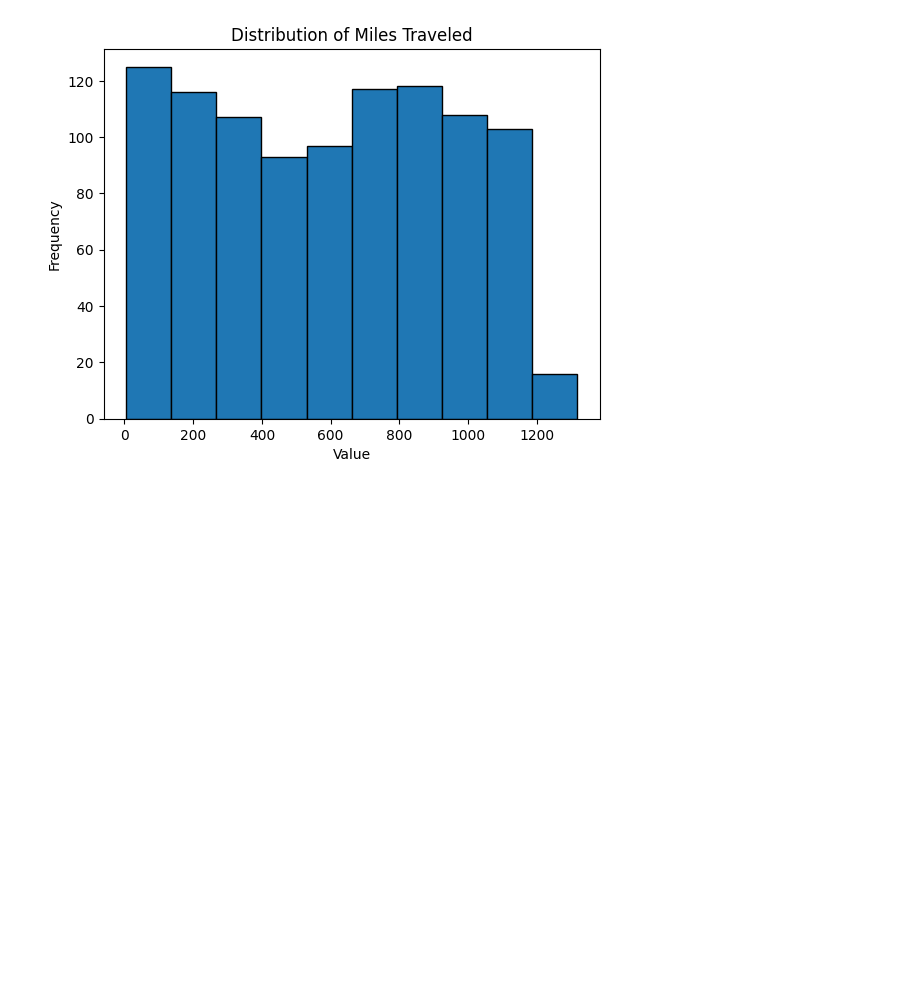
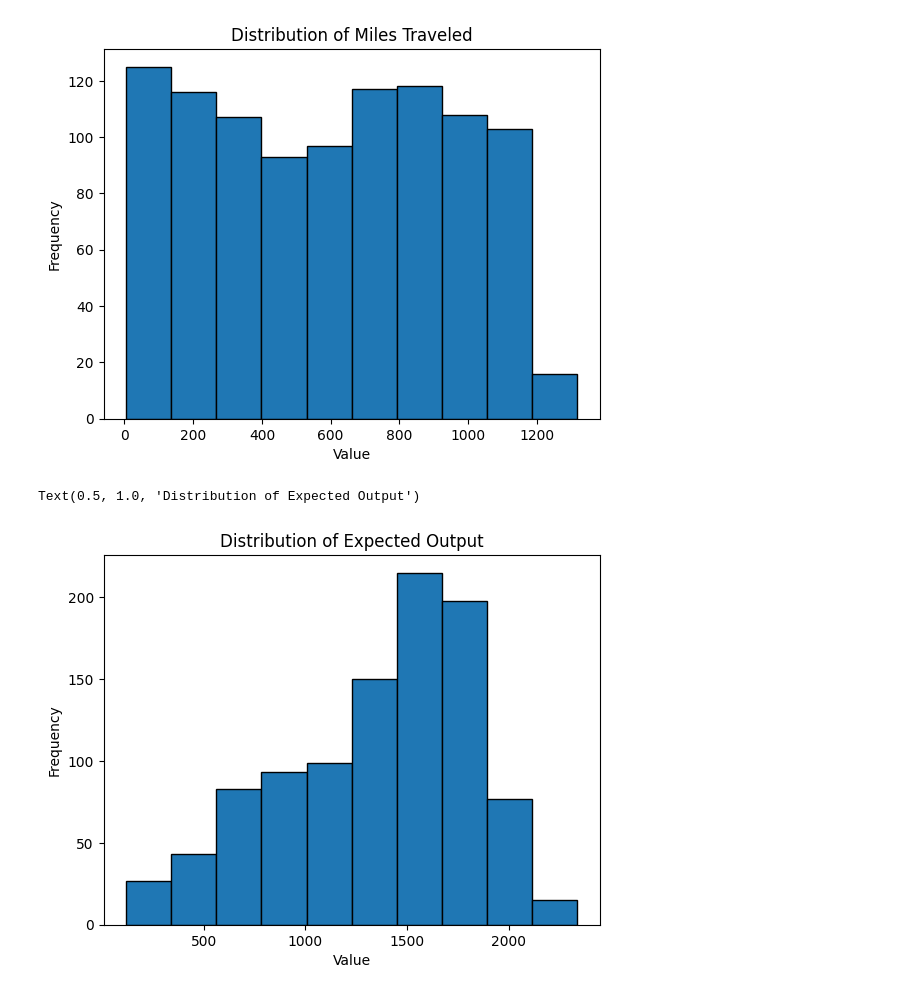
Before and after one commit to srazam/MachineLearningTeamProject, a Jupyter notebook: dataExp.ipynb, the cells around one changed output. Drawn from its saved outputs; the diff is of its cells as text; code cells hidden in the pictures; blank space fills up the shorter version.

Commit message:
Distribution analysis of all the features

```diff
--- a/dataExp.ipynb
+++ b/dataExp.ipynb
@@ -148,3 +148,11 @@ plt.title("Distribution of Miles Traveled")
 # %% [output]
 Text(0.5, 1.0, 'Distribution of Miles Traveled')
 [figure]
+# %%
+plt.hist(output, edgecolor = "black")
+plt.xlabel("Value")
+plt.ylabel("Frequency")
+plt.title("Distribution of Expected Output")
+# %% [output]
+Text(0.5, 1.0, 'Distribution of Expected Output')
+[figure, added]
```
